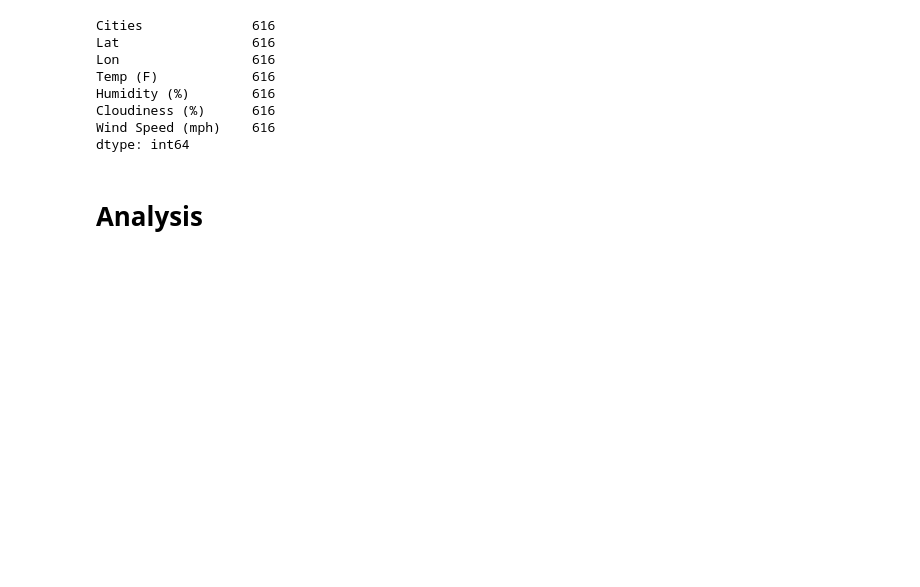
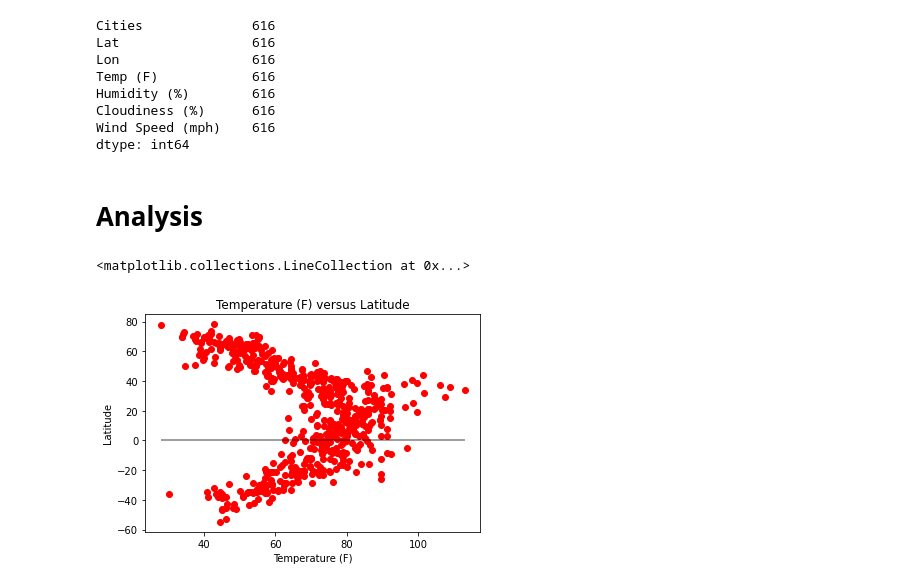
Before and after one commit to Lbrady1025/python-api-challenge, a Jupyter notebook: WeatherPy.ipynb, the cells around one changed output. Saved outputs shown, nothing was run; the diff lists cells and outputs as text; code cells hidden in the pictures; blank space fills up the shorter version.

Commit message:
Begin scatterplots, add individual folders for results

```diff
--- a/WeatherPy.ipynb
+++ b/WeatherPy.ipynb
@@ -128,3 +128,17 @@ Wind Speed (mph)    616
 dtype: int64
 # %% [markdown]
 # Analysis
+# %%
+x_axis = citydata_df["Temp (F)"]
+y_axis = citydata_df["Lat"]
+
+plt.scatter(x_axis,y_axis,marker="o",color="red")
+
+plt.title("Temperature (F) versus Latitude")
+plt.xlabel("Temperature (F)")
+plt.ylabel("Latitude")
+
+plt.hlines(0,x_axis.min(),x_axis.max(),alpha=.5)
+# %% [output]
+<matplotlib.collections.LineCollection at 0x...>
+[figure, added]
```
